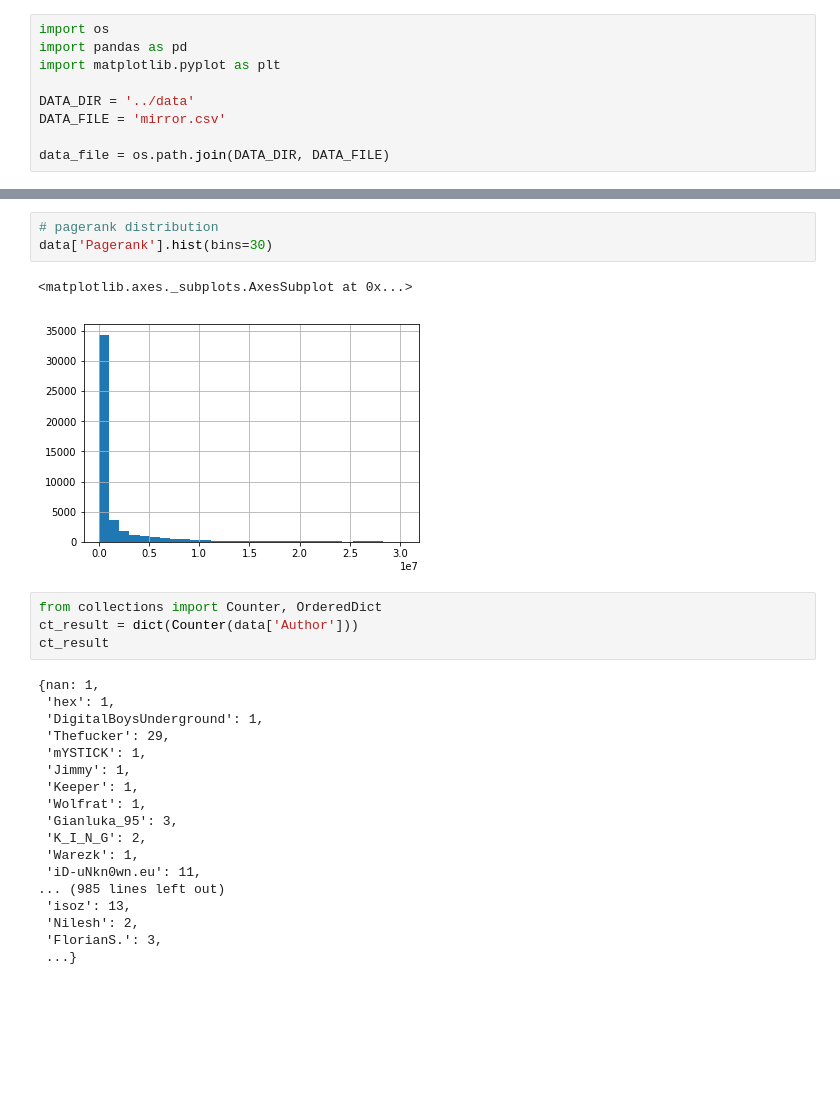
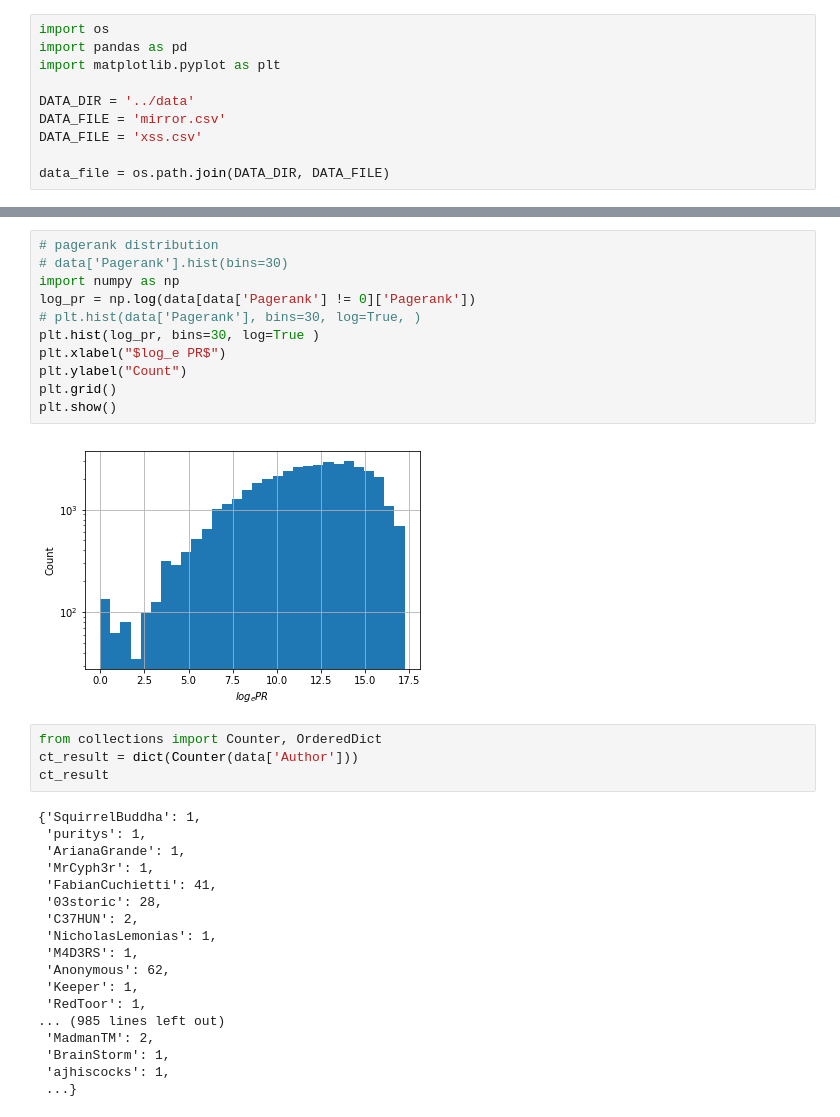
Before and after one commit to Hatuw/xss-traceback, a Jupyter notebook: src/data_summary.ipynb, the cells around one changed output, grey strips where cells are left out. Saved outputs shown, nothing was run; the diff lists cells and outputs as text; blank space fills up the shorter version.

Commit message:
draw log-log pagerank

```diff
--- a/src/data_summary.ipynb
+++ b/src/data_summary.ipynb
@@ -5,6 +5,7 @@ import matplotlib.pyplot as plt
 
 DATA_DIR = '../data'
 DATA_FILE = 'mirror.csv'
+DATA_FILE = 'xss.csv'
 
 data_file = os.path.join(DATA_DIR, DATA_FILE)
 # %%
@@ -17,31 +18,38 @@ data.head()
 | 2 | 15/11/2013 | 13/03/2015 | FIXED | ArianaGrande | auth.dhs.gov | XSS | 4057 | https://auth.dhs.gov/oam/hsinlogi... |
 | 3 | 06/10/2014 | 13/03/2015 | UNFIXED | MrCyph3r | www.titivillus.it | XSS | 11882046 | http://www.titivillus.it/periodic... |
 | 4 | 09/08/2012 | 13/03/2015 | FIXED | FabianCuchietti | www.brazzers.com | XSS | 1755 | http://www.brazzers.com/series/vi... |
-# %%
-# pagerank distribution
-data['Pagerank'].hist(bins=30)
-# %% [output]
-<matplotlib.axes._subplots.AxesSubplot at 0x...>
-[figure, removed]
+# %%
+# pagerank distribution
+# data['Pagerank'].hist(bins=30)
+import numpy as np
+log_pr = np.log(data[data['Pagerank'] != 0]['Pagerank'])
+# plt.hist(data['Pagerank'], bins=30, log=True, )
+plt.hist(log_pr, bins=30, log=True )
+plt.xlabel("$log_e PR$")
+plt.ylabel("Count")
+plt.grid()
+plt.show()
+# %% [output]
+[figure, added]
 # %%
 from collections import Counter, OrderedDict
 ct_result = dict(Counter(data['Author']))
 ct_result
 # %% [output]
-{nan: 1,
- 'hex': 1,
- 'DigitalBoysUnderground': 1,
- 'Thefucker': 29,
- 'mYSTICK': 1,
- 'Jimmy': 1,
+{'SquirrelBuddha': 1,
+ 'puritys': 1,
+ 'ArianaGrande': 1,
+ 'MrCyph3r': 1,
+ 'FabianCuchietti': 41,
+ '03storic': 28,
+ 'C37HUN': 2,
+ 'NicholasLemonias': 1,
+ 'M4D3RS': 1,
+ 'Anonymous': 62,
  'Keeper': 1,
- 'Wolfrat': 1,
- 'Gianluka_95': 3,
- 'K_I_N_G': 2,
- 'Warezk': 1,
- 'iD-uNkn0wn.eu': 11,
+ 'RedToor': 1,
 ... (985 lines left out)
- 'isoz': 13,
- 'Nilesh': 2,
- 'FlorianS.': 3,
+ 'MadmanTM': 2,
+ 'BrainStorm': 1,
+ 'ajhiscocks': 1,
  ...}
```
